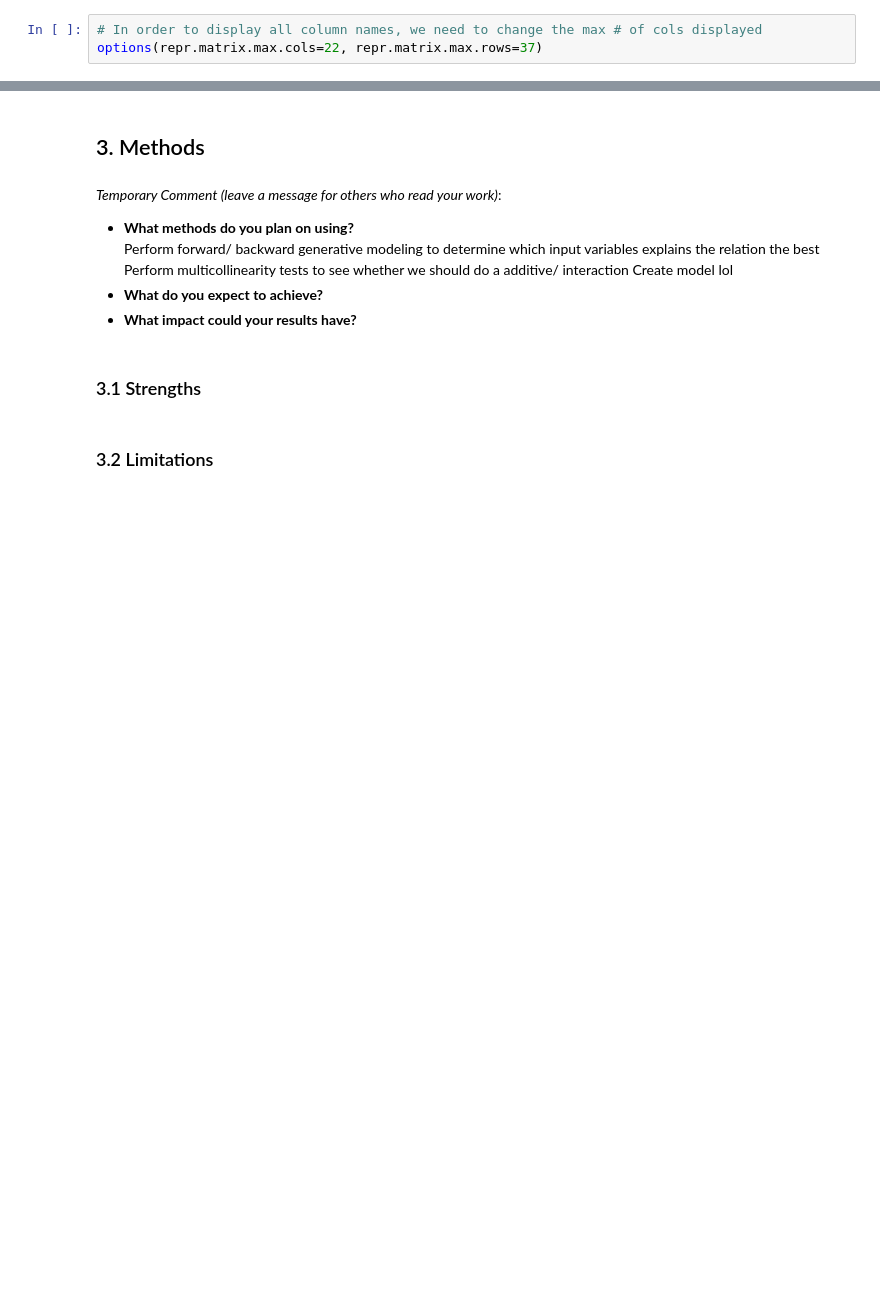
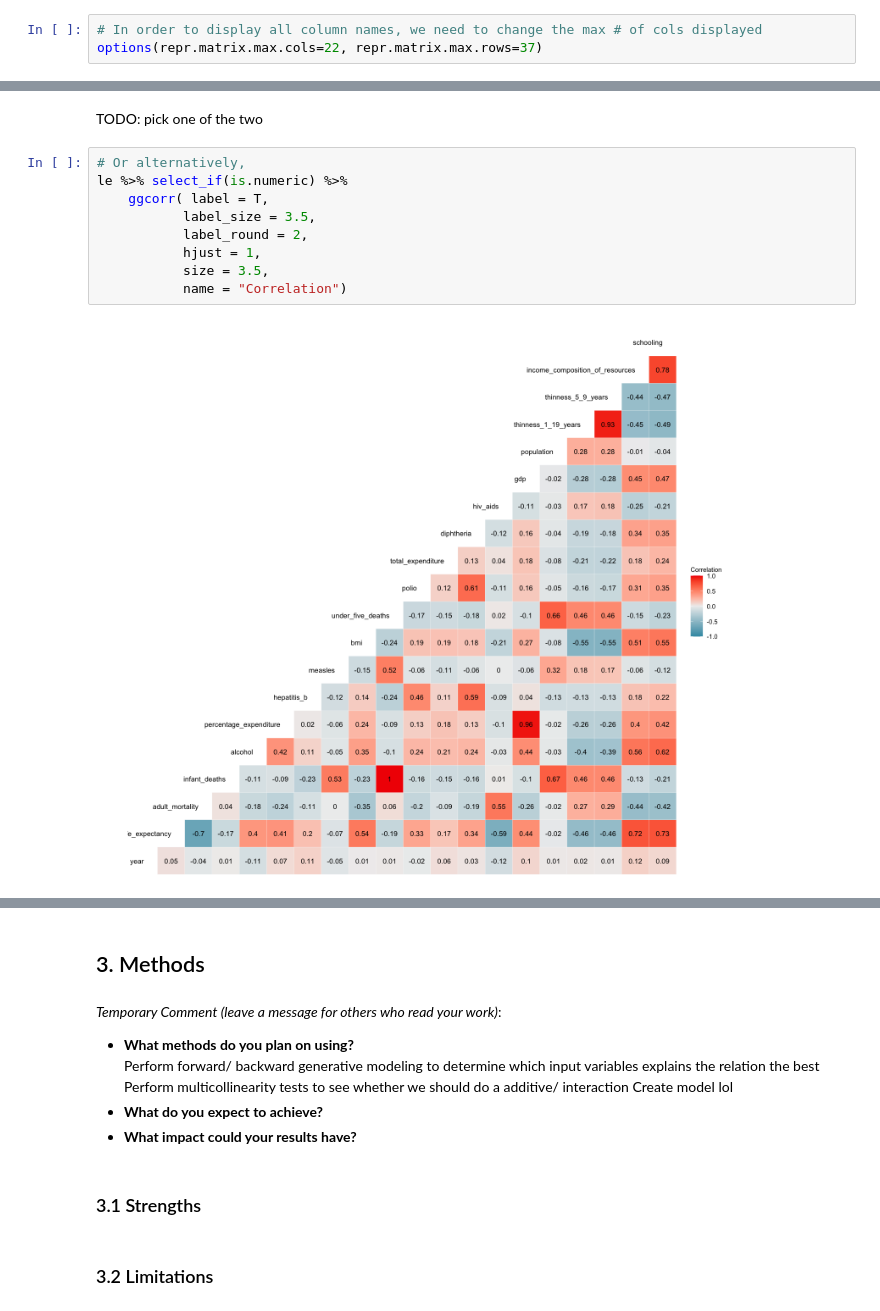
Before and after one commit to fionawang-yf/STAT301-LifeExpectancy, a Jupyter notebook: STAT301-Group1-Proposal.ipynb, the cells around one changed output, grey strips where cells are left out. Drawn from its saved outputs; the diff is of its cells as text; blank space fills up the shorter version.

```diff
--- a/STAT301-Group1-Proposal.ipynb
+++ b/STAT301-Group1-Proposal.ipynb
@@ -118,0 +171,13 @@ A matrix: 20 × 20 of type dbl
+# %% [markdown]
+TODO: pick one of the two
+# %%
+# Or alternatively,
+le %>% select_if(is.numeric) %>%
+    ggcorr( label = T,
+           label_size = 3.5,
+           label_round = 2,
+           hjust = 1,
+           size = 3.5,
+           name = "Correlation")
+# %% [output]
+[figure, added]
```
Also changed, not shown: parts of 32 cells of this notebook.
